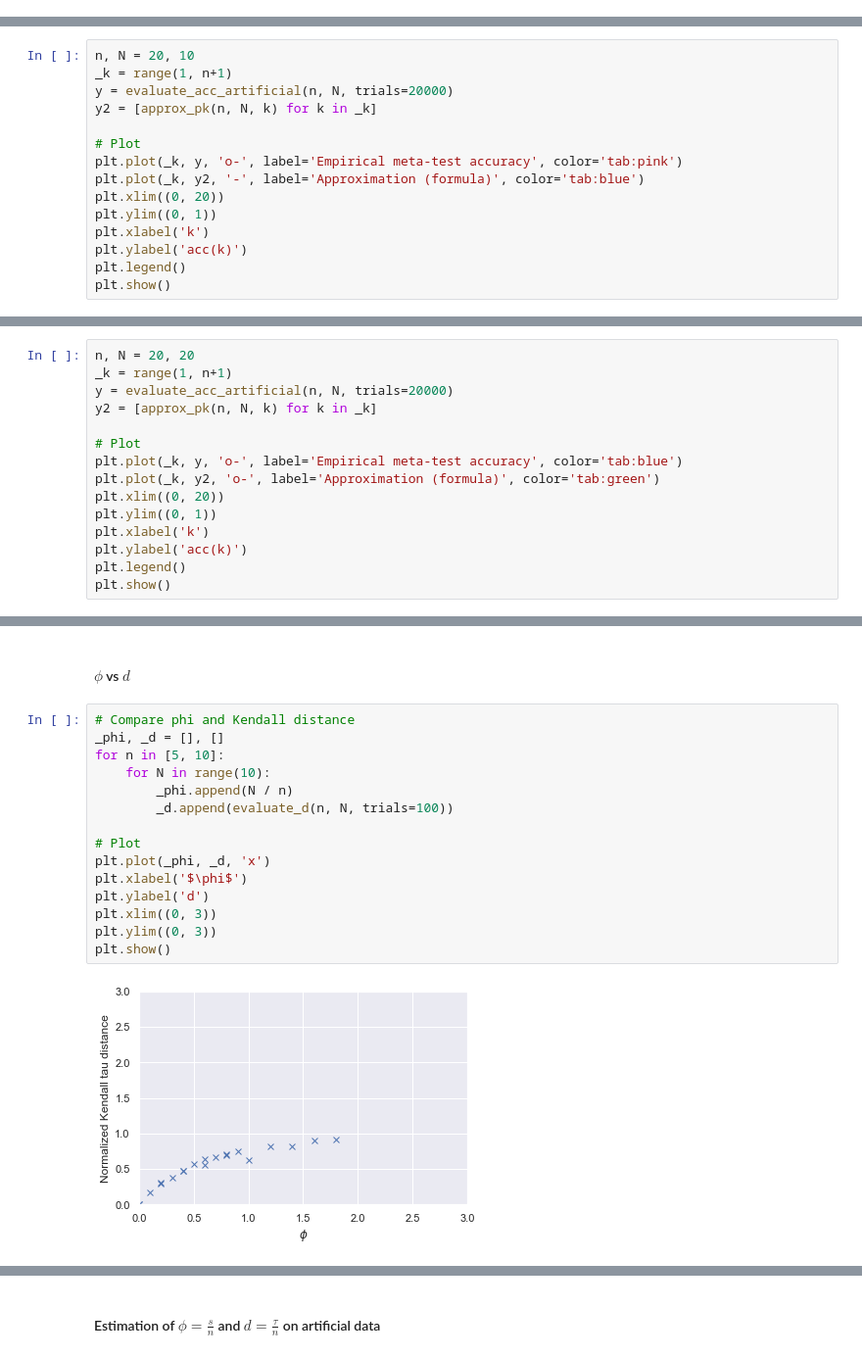
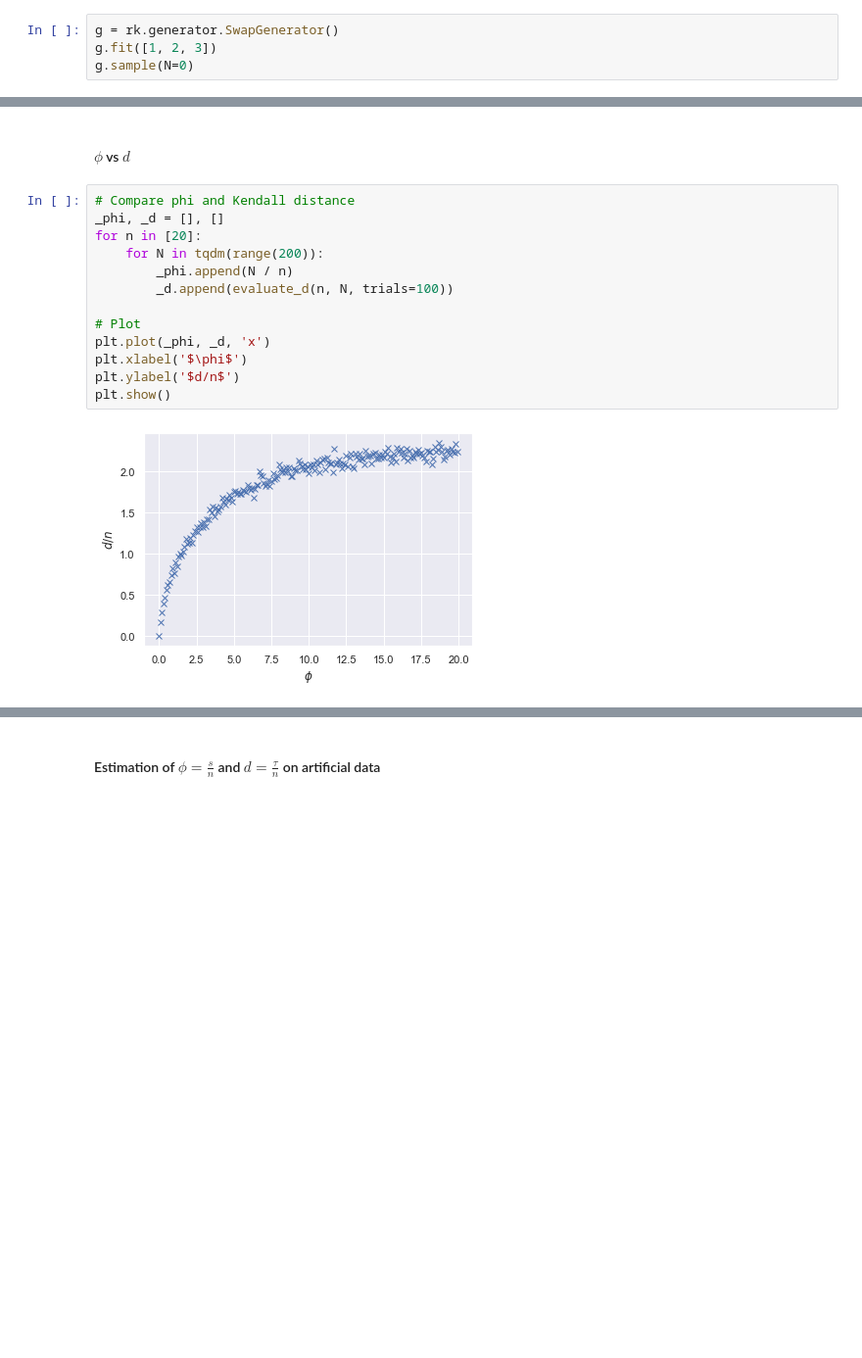
Before and after one commit to Didayolo/automl-conf-2022, a Jupyter notebook: experiments.ipynb, the cells around one changed output, grey strips where cells are left out. Shown: that part at 98% size. Cells and saved outputs as stored; diff of their text form; blank space fills up the shorter version.

```diff
--- a/experiments.ipynb
+++ b/experiments.ipynb
@@ -151,3 +162,7 @@ acc(k) = P(true winner ranked first | true winner in top k) * P(true winner in t
 To approximate P(tw ranked first | tw in top k), we compute:
 - The probability that the true winner ends up first (acc(k=1))
 - For each candidates, (1 - P(in top k)) x P(ranked first)
+# %%
+g = rk.generator.SwapGenerator()
+g.fit([1, 2, 3])
+g.sample(N=0)
@@ -257,18 +289,3 @@ plt.show()
 -  Evaluate acc(k)
 -  TODO: Meta-training / meta-generalization curves for values of k (as for real data)
 -  What is meta-train in this case?
-# %%
-n, N = 20, 10
-_k = range(1, n+1)
-y = evaluate_acc_artificial(n, N, trials=20000)
-y2 = [approx_pk(n, N, k) for k in _k]
-
-# Plot
-plt.plot(_k, y, 'o-', label='Empirical meta-test accuracy', color='tab:pink')
-plt.plot(_k, y2, '-', label='Approximation (formula)', color='tab:blue')
-plt.xlim((0, 20))
-plt.ylim((0, 1))
-plt.xlabel('k')
-plt.ylabel('acc(k)')
-plt.legend()
-plt.show()
@@ -277,15 +291,0 @@ plt.show()
-# %%
-n, N = 20, 20
-_k = range(1, n+1)
-y = evaluate_acc_artificial(n, N, trials=20000)
-y2 = [approx_pk(n, N, k) for k in _k]
-
-# Plot
-plt.plot(_k, y, 'o-', label='Empirical meta-test accuracy', color='tab:blue')
-plt.plot(_k, y2, 'o-', label='Approximation (formula)', color='tab:green')
-plt.xlim((0, 20))
-plt.ylim((0, 1))
-plt.xlabel('k')
-plt.ylabel('acc(k)')
-plt.legend()
-plt.show()
@@ -317,17 +378,15 @@ plt.show()
 # %%
 # Compare phi and Kendall distance
 _phi, _d = [], []
-for n in [5, 10]:
-    for N in range(10):
+for n in [20]:
+    for N in tqdm(range(200)):
         _phi.append(N / n)
         _d.append(evaluate_d(n, N, trials=100))
 
 # Plot
 plt.plot(_phi, _d, 'x')
 plt.xlabel('$\phi$')
-plt.ylabel('d')
-plt.xlim((0, 3))
-plt.ylim((0, 3))
+plt.ylabel('$d/n$')
 plt.show()
 # %% [output]
-[figure, old version]
+[figure, new version]
```
Also changed, not shown: parts of 21 cells of this notebook.
